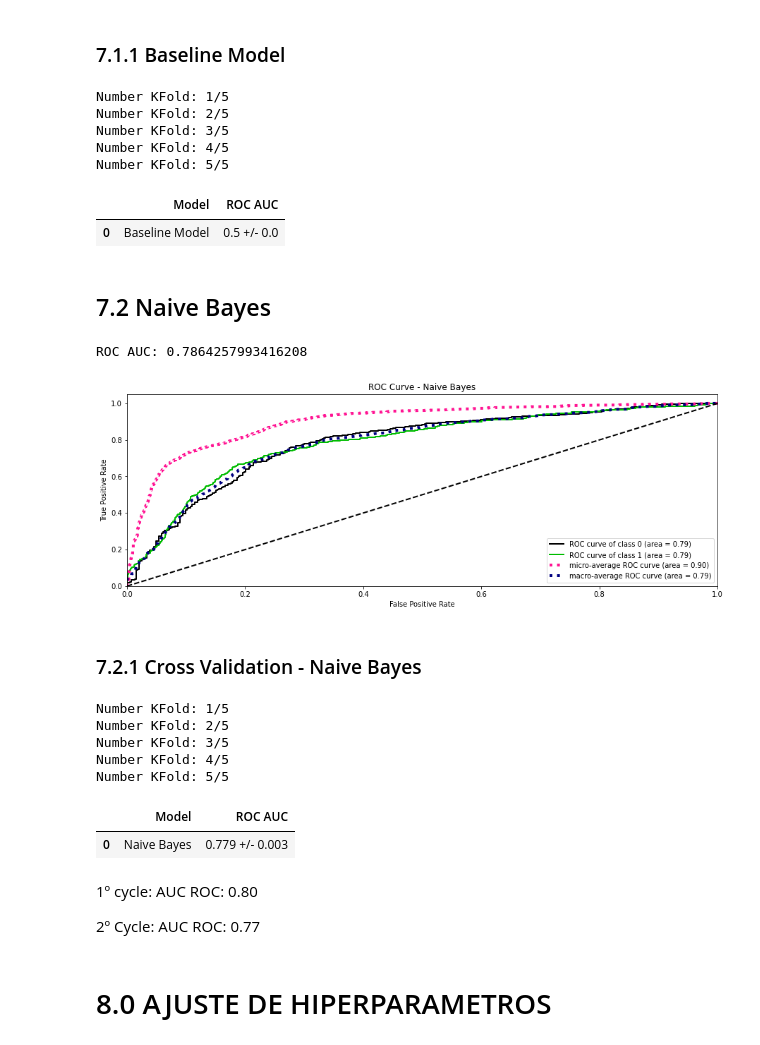
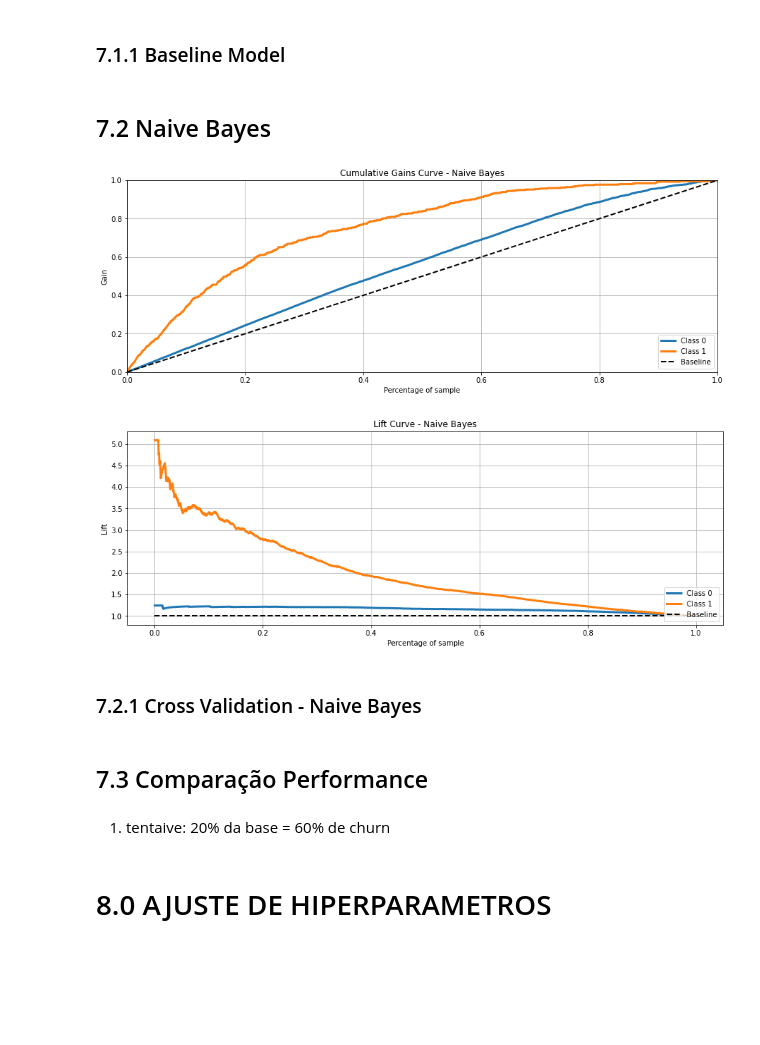
Before and after one commit to Jhonatanslopes/Bank-Customer-Churn, a Jupyter notebook: Notebook/notebook.ipynb, the cells around one changed output. Cells and saved outputs as stored; diff of their text form; code cells hidden in the pictures; blank space fills up the shorter version.

Commit message:
add curve lift and cumulative gains

```diff
--- a/Notebook/notebook.ipynb
+++ b/Notebook/notebook.ipynb
@@ -780,10 +886,13 @@ df
 # %% [markdown]
 ## 6.3 Filtragem de Variaveis
 # %%
-cols_selected = ['age', 'credit_score', 'estimated_salary', 'num_of_products']
+cols_selected_importance = ['age', 'credit_score', 'estimated_salary', 'num_of_products']
+cols_selected_boruta = ['balance', 'is_active_member', 'category_age', 'num_of_products_category']
 
-x_train = x_train[cols_selected]
-x_test = x_test[cols_selected]
+cols_selected_final = cols_selected_importance + cols_selected_boruta
+
+x_train = x_train[cols_selected_final]
+x_test = x_test[cols_selected_final]
 # %% [markdown]
 # 7.0 MACHINE LEARNING
 # %% [markdown]
@@ -803,49 +910,24 @@ ROC AUC: 0.5
 # %% [markdown]
 ### 7.1.1 Baseline Model
-# %%
-full_x = pd.concat([x_train, x_test], axis=0)
-full_y = pd.concat([y_train, y_test], axis=0)
-
-cross_validation(model_name='Baseline Model', x=full_x, y=full_y, model=baseline, cv=5, verbose=True)
-# %% [output]
-Number KFold: 1/5
-Number KFold: 2/5
-Number KFold: 3/5
-Number KFold: 4/5
-Number KFold: 5/5
-|  | Model | ROC AUC |
-| 0 | Baseline Model | 0.5 +/- 0.0 |
 # %% [markdown]
 ## 7.2 Naive Bayes
 # %%
+performance = x_test.copy()
 naive_bayes = GaussianNB()
 
 bayes_trained = naive_bayes.fit(x_train, y_train)
-
 yhat_bayes = bayes_trained.predict_proba(x_test)
 
-plot_roc(y_true=y_test, y_probas=yhat_bayes, figsize=(15, 5), title='ROC Curve - Naive Bayes');
-
-print('ROC AUC:', roc_auc_score(y_true=y_test, y_score=yhat_bayes[:, 1]))
+plot_curve('Naive Bayes', y_pred=yhat_bayes, y_true=y_test)
 # %% [output]
-ROC AUC: 0.7864257993416208
-[figure, old version]
+[figure, new version]
+[figure, added]
 # %% [markdown]
 ### 7.2.1 Cross Validation - Naive Bayes
-# %%
-cross_validation(model_name='Naive Bayes', x=full_x, y=full_y, model=naive_bayes, cv=5, verbose=True)
-# %% [output]
-Number KFold: 1/5
-Number KFold: 2/5
-Number KFold: 3/5
-Number KFold: 4/5
-Number KFold: 5/5
-|  | Model | ROC AUC |
-| 0 | Naive Bayes | 0.779 +/- 0.003 |
-# %% [markdown]
-1º cycle: AUC ROC: 0.80
-
-2º Cycle: AUC ROC: 0.77
+# %% [markdown]
+## 7.3 Comparação Performance
+# %% [markdown]
+1. tentaive: 20% da base = 60% de churn
 # %% [markdown]
 # 8.0 AJUSTE DE HIPERPARAMETROS
 # %% [markdown]
```
Also changed, not shown: parts of 14 cells of this notebook.
